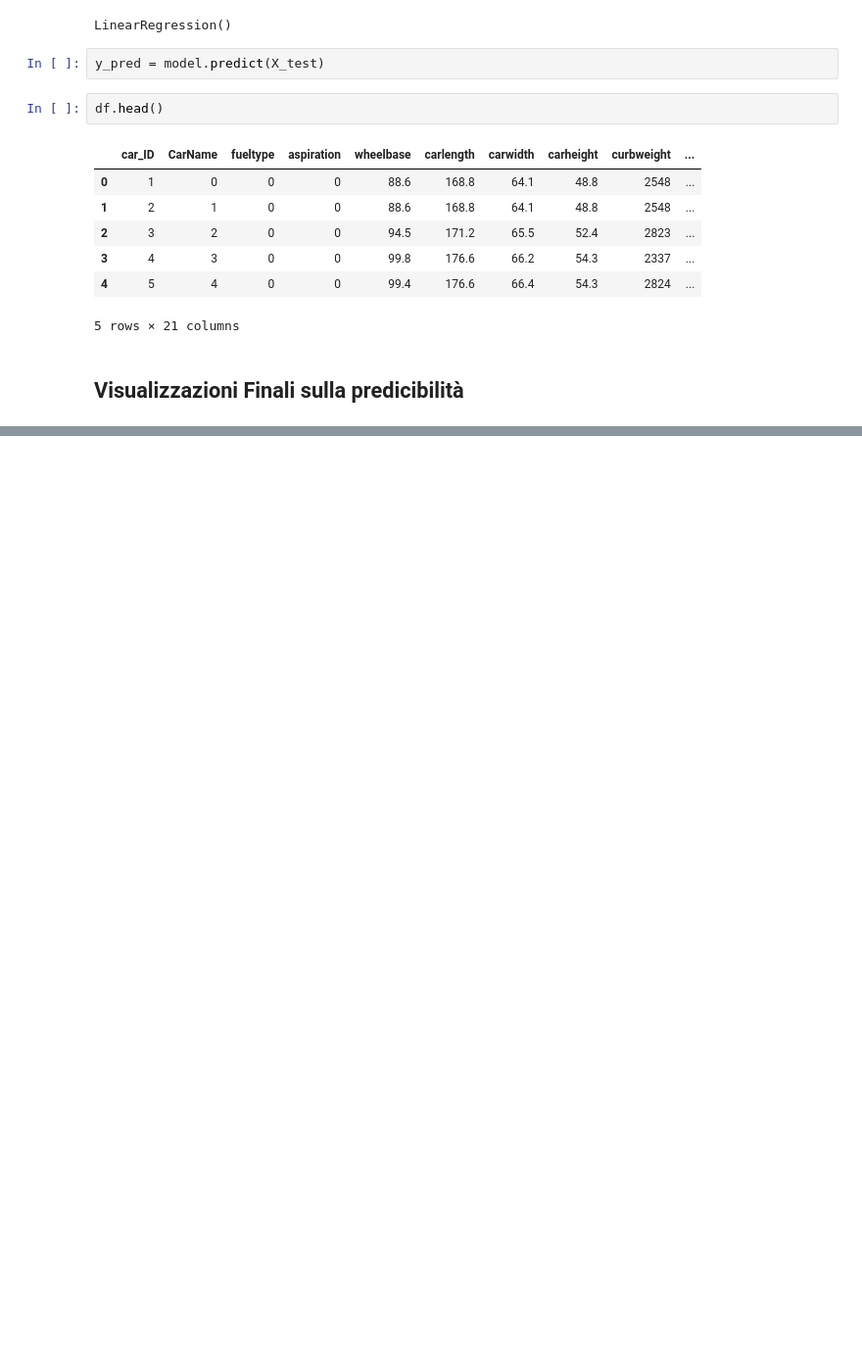
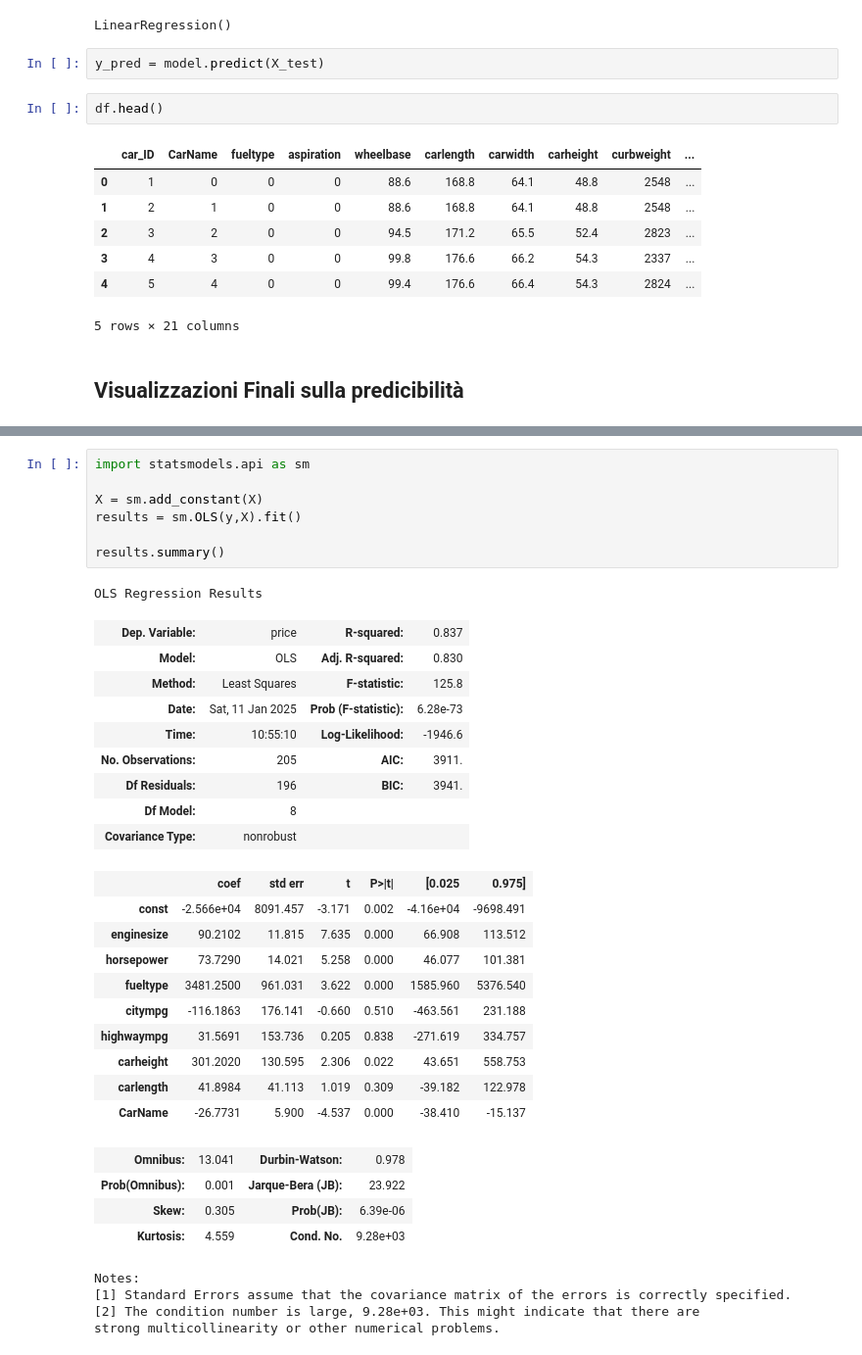
Before and after one commit to EliaStrazzella/Progetto-Laboratorio-Big-Data, a Jupyter notebook: Car.ipynb, the cells around one changed output, grey strips where cells are left out. Shown at 98% size. Drawn from its saved outputs; the diff is of its cells as text; blank space fills up the shorter version.

```diff
--- a/Car.ipynb
+++ b/Car.ipynb
@@ -329,0 +330,36 @@ R-squared: 0.803032884624771
+# %%
+import statsmodels.api as sm
+
+X = sm.add_constant(X)
+results = sm.OLS(y,X).fit()
+
+results.summary()
+# %% [output]
+OLS Regression Results
+| Dep. Variable: | price | R-squared: | 0.837 |
+| Model: | OLS | Adj. R-squared: | 0.830 |
+| Method: | Least Squares | F-statistic: | 125.8 |
+| Date: | Sat, 11 Jan 2025 | Prob (F-statistic): | 6.28e-73 |
+| Time: | 10:55:10 | Log-Likelihood: | -1946.6 |
+| No. Observations: | 205 | AIC: | 3911. |
+| Df Residuals: | 196 | BIC: | 3941. |
+| Df Model: | 8 |  |  |
+| Covariance Type: | nonrobust |  |  |
+|  | coef | std err | t | P>|t| | [0.025 | 0.975] |
+| const | -2.566e+04 | 8091.457 | -3.171 | 0.002 | -4.16e+04 | -9698.491 |
+| enginesize | 90.2102 | 11.815 | 7.635 | 0.000 | 66.908 | 113.512 |
+| horsepower | 73.7290 | 14.021 | 5.258 | 0.000 | 46.077 | 101.381 |
+| fueltype | 3481.2500 | 961.031 | 3.622 | 0.000 | 1585.960 | 5376.540 |
+| citympg | -116.1863 | 176.141 | -0.660 | 0.510 | -463.561 | 231.188 |
+| highwaympg | 31.5691 | 153.736 | 0.205 | 0.838 | -271.619 | 334.757 |
+| carheight | 301.2020 | 130.595 | 2.306 | 0.022 | 43.651 | 558.753 |
+| carlength | 41.8984 | 41.113 | 1.019 | 0.309 | -39.182 | 122.978 |
+| CarName | -26.7731 | 5.900 | -4.537 | 0.000 | -38.410 | -15.137 |
+| Omnibus: | 13.041 | Durbin-Watson: | 0.978 |
+| Prob(Omnibus): | 0.001 | Jarque-Bera (JB): | 23.922 |
+| Skew: | 0.305 | Prob(JB): | 6.39e-06 |
+| Kurtosis: | 4.559 | Cond. No. | 9.28e+03 |
+Notes:
+[1] Standard Errors assume that the covariance matrix of the errors is correctly specified.
+[2] The condition number is large, 9.28e+03. This might indicate that there are
+strong multicollinearity or other numerical problems.
```
Also changed, not shown: parts of 5 cells of this notebook.
